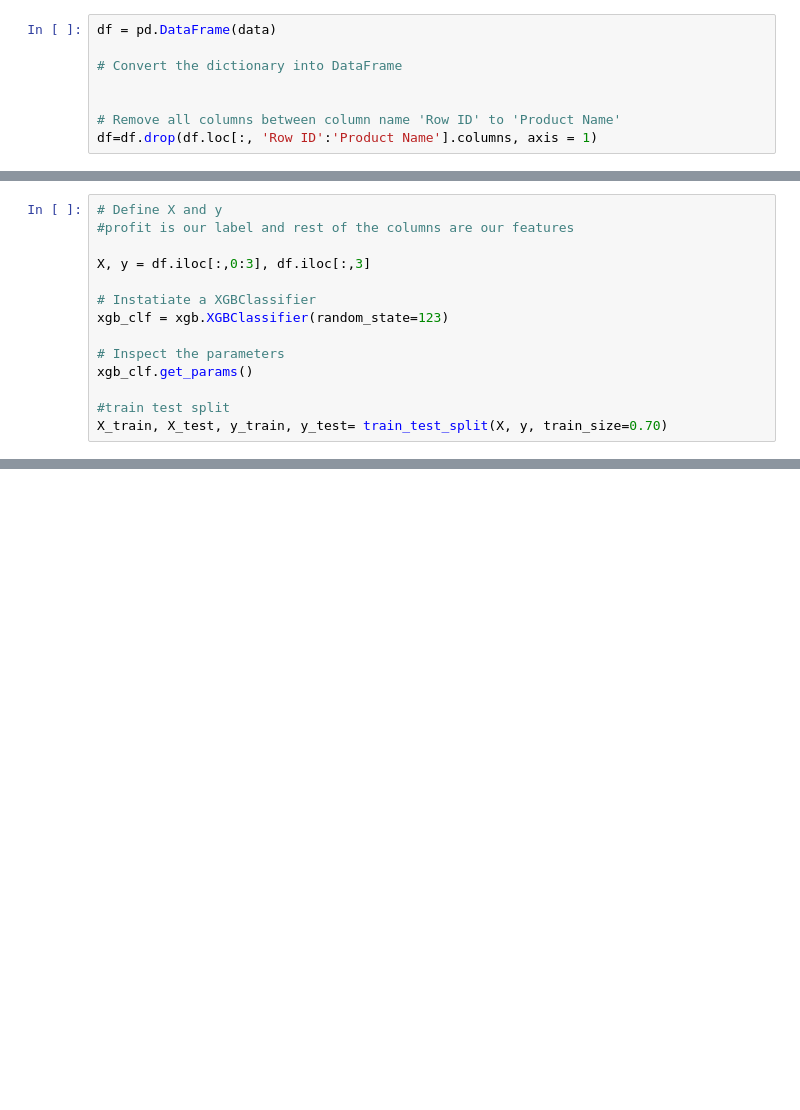
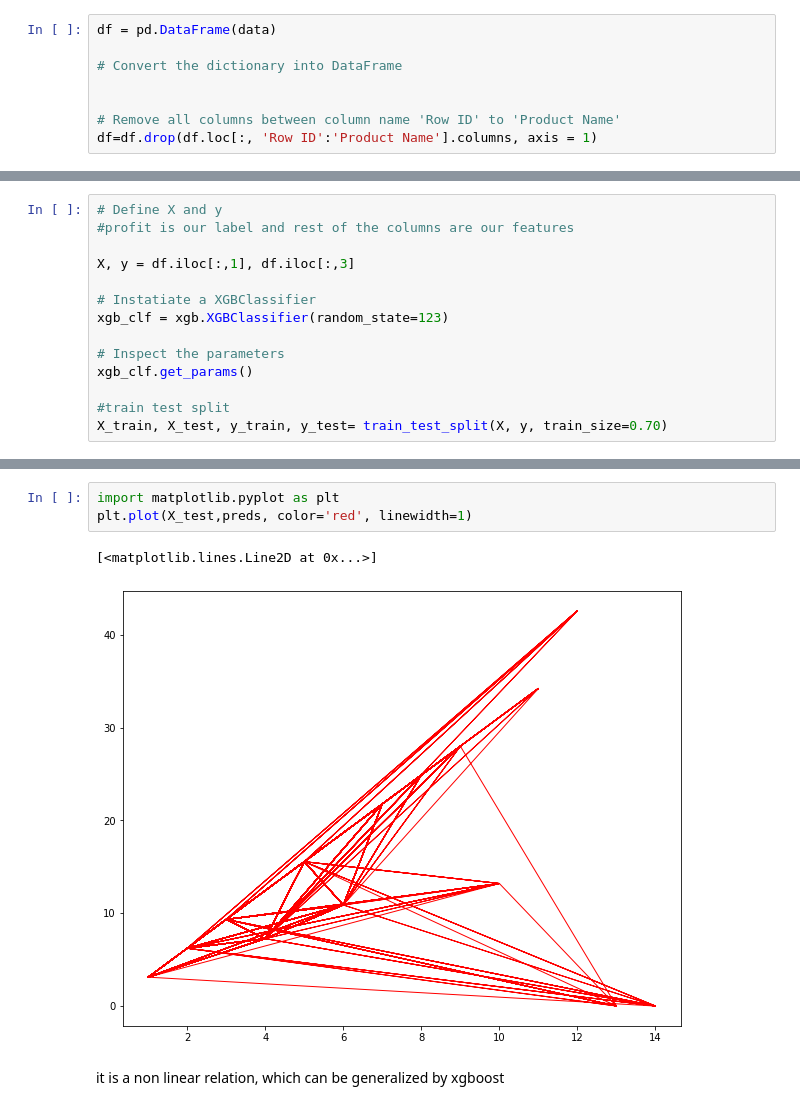
Before and after one commit to salmanejaz1/Machine-Learning, a Jupyter notebook: xgboost-task.ipynb, the cells around one changed output, grey strips where cells are left out. Drawn from its saved outputs; the diff is of its cells as text; blank space fills up the shorter version.

Commit message:
Kaggle Notebook | xgboost task | Version 2

```diff
--- a/xgboost-task.ipynb
+++ b/xgboost-task.ipynb
@@ -24,7 +67,7 @@ df
 # Define X and y
 #profit is our label and rest of the columns are our features
 
-X, y = df.iloc[:,0:3], df.iloc[:,3]
+X, y = df.iloc[:,1], df.iloc[:,3]
 
 # Instatiate a XGBClassifier
 xgb_clf = xgb.XGBClassifier(random_state=123)
@@ -62,3 +161,11 @@ xgb.plot_importance(xgb_clf, importance_type="gain")
+# %%
+import matplotlib.pyplot as plt
+plt.plot(X_test,preds, color='red', linewidth=1)
+# %% [output]
+[<matplotlib.lines.Line2D at 0x...>]
+[figure, added]
+# %% [markdown]
+it is a non linear relation, which can be generalized by xgboost
 # %%
 matplotlib.rcParams['figure.figsize'] = (20.0, 8)
 
```
Also changed, not shown: parts of 11 cells of this notebook.
